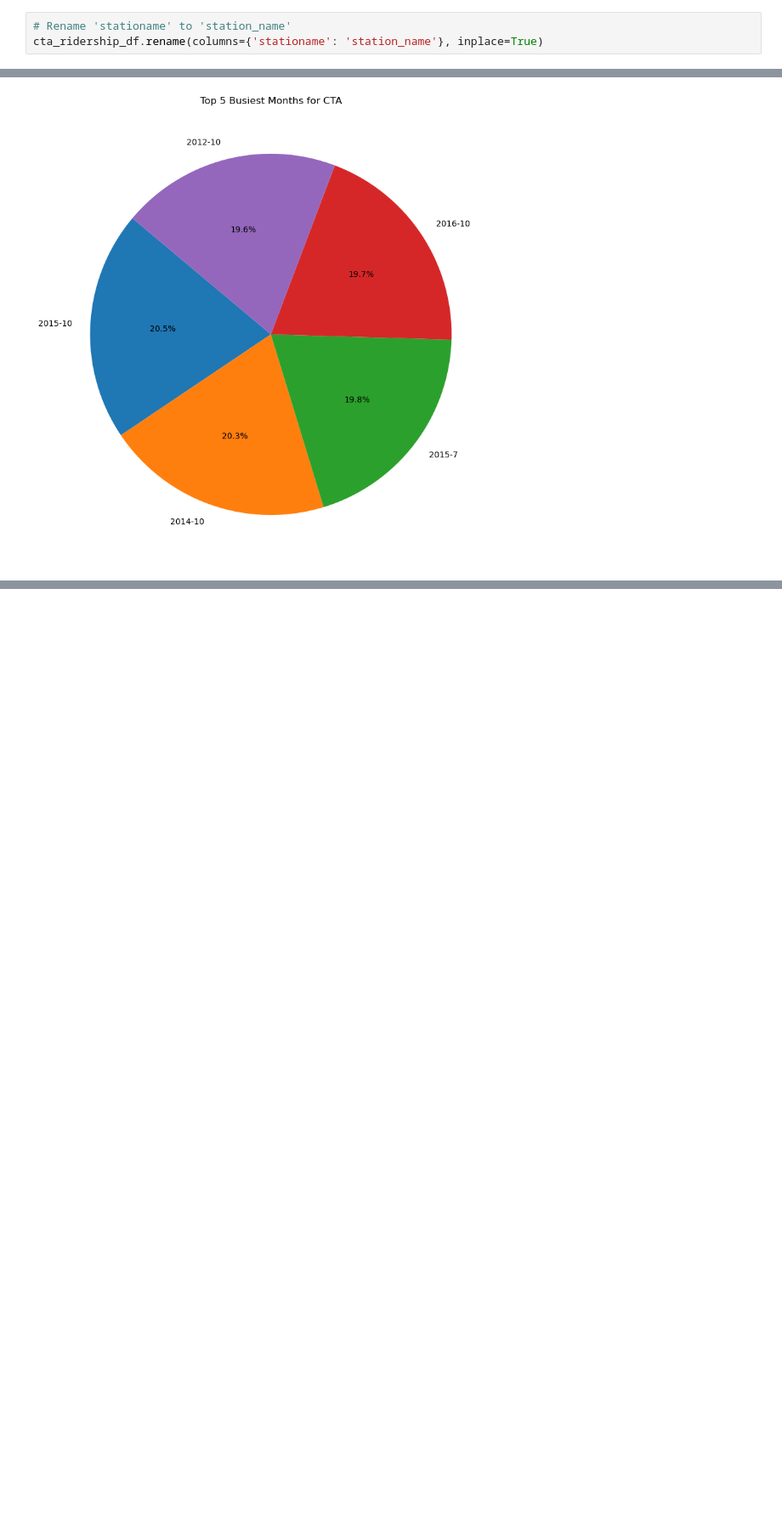
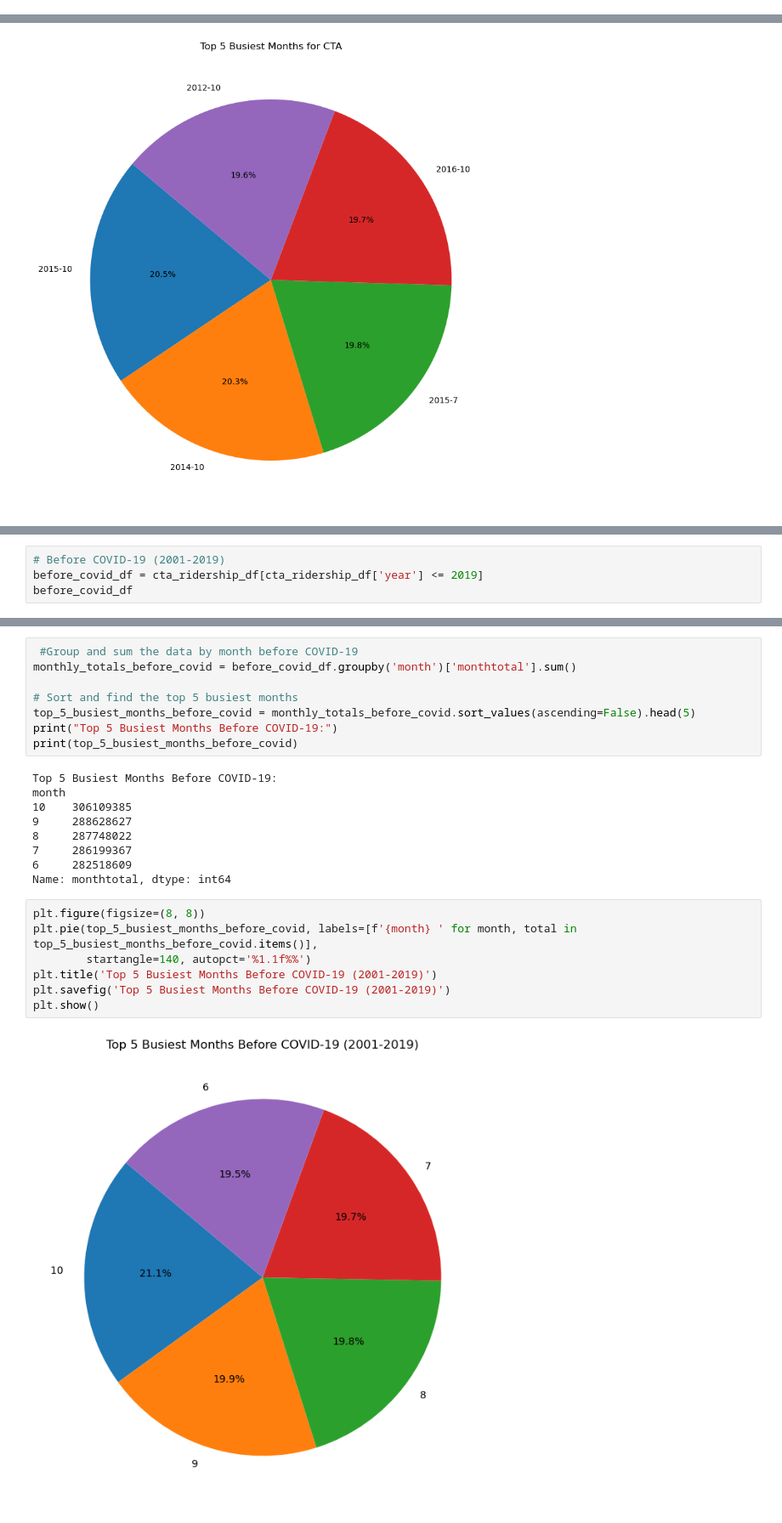
Before and after one commit to ayaF-PI/project-1, a Jupyter notebook: cta_busiest_months_analysis.ipynb, the cells around one changed output, grey strips where cells are left out. Shown: that part at 85% size. Drawn from its saved outputs; the diff is of its cells as text; blank space fills up the shorter version.

```diff
--- a/cta_busiest_months_analysis.ipynb
+++ b/cta_busiest_months_analysis.ipynb
@@ -49,9 +50,6 @@ cta_ridership_df.head()
 | 2 | 40100 | Morse | 2001-01-01 | 4412.5 | 3064.5 | 2087.8 | ... |
 | 3 | 41300 | Loyola | 2001-01-01 | 4664.5 | 3156.0 | 1952.8 | ... |
 | 4 | 40760 | Granville | 2001-01-01 | 3109.8 | 2126.0 | 1453.8 | ... |
-# %%
-# Rename 'stationame' to 'station_name'
-cta_ridership_df.rename(columns={'stationame': 'station_name'}, inplace=True)
 # %%
 #  Separate 'month_beginning' into 'year' and 'month' columns
 cta_ridership_df['year'] = cta_ridership_df['month_beginning'].dt.year
@@ -201,0 +147,4 @@ monthtotal -0.116272  0.062142    1.000000
+# %%
+# Before COVID-19 (2001-2019)
+before_covid_df = cta_ridership_df[cta_ridership_df['year'] <= 2019]
+before_covid_df
@@ -201,0 +183,26 @@ monthtotal -0.116272  0.062142    1.000000
+# %%
+ #Group and sum the data by month before COVID-19
+monthly_totals_before_covid = before_covid_df.groupby('month')['monthtotal'].sum()
+
+# Sort and find the top 5 busiest months
+top_5_busiest_months_before_covid = monthly_totals_before_covid.sort_values(ascending=False).head(5)
+print("Top 5 Busiest Months Before COVID-19:")
+print(top_5_busiest_months_before_covid)
+# %% [output]
+Top 5 Busiest Months Before COVID-19:
+month
+10    306109385
+9     288628627
+8     287748022
+7     286199367
+6     282518609
+Name: monthtotal, dtype: int64
+# %%
+plt.figure(figsize=(8, 8))
+plt.pie(top_5_busiest_months_before_covid, labels=[f'{month} ' for month, total in top_5_busiest_months_before_covid.items()],
+        startangle=140, autopct='%1.1f%%')
+plt.title('Top 5 Busiest Months Before COVID-19 (2001-2019)')
+plt.savefig('Top 5 Busiest Months Before COVID-19 (2001-2019)')
+plt.show()
+# %% [output]
+[figure, added]
```
Also changed, not shown: parts of 16 cells of this notebook, 3 other files.
